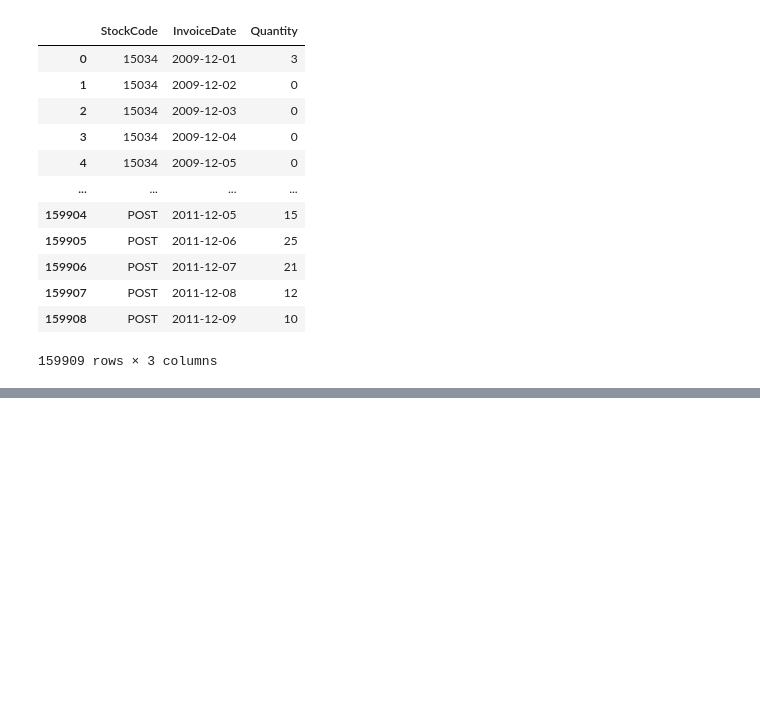
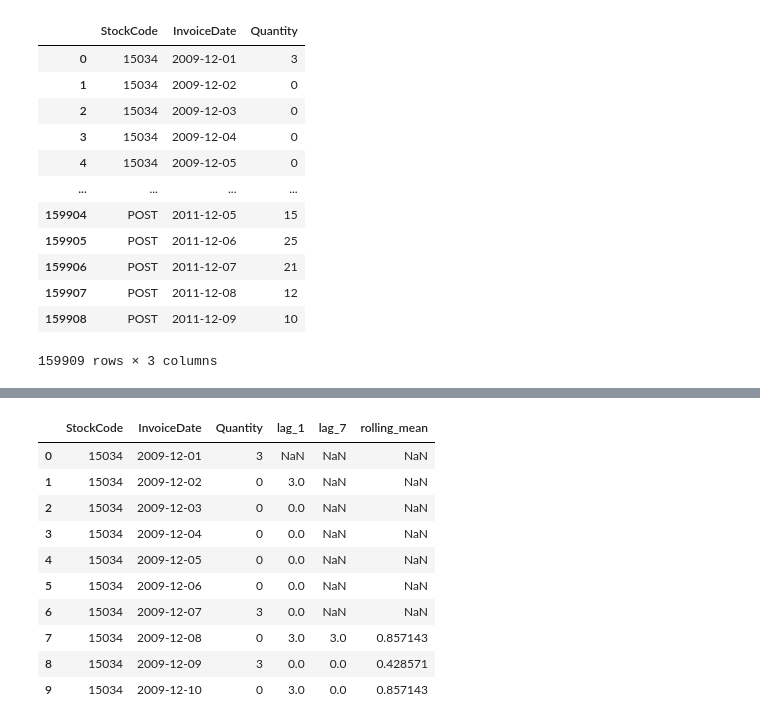
Before and after one commit to jayeshkoli-1402/RIDF, a Jupyter notebook: model.ipynb, the cells around one changed output, grey strips where cells are left out. Cells and saved outputs as stored; diff of their text form; code cells hidden in the pictures; blank space fills up the shorter version.

```diff
--- a/model.ipynb
+++ b/model.ipynb
@@ -207,0 +211,14 @@ full_data.head()
+# %%
+full_data.head(10)
+# %% [output]
+|  | StockCode | InvoiceDate | Quantity | lag_1 | lag_7 | rolling_mean |
+| 0 | 15034 | 2009-12-01 | 3 | NaN | NaN | NaN |
+| 1 | 15034 | 2009-12-02 | 0 | 3.0 | NaN | NaN |
+| 2 | 15034 | 2009-12-03 | 0 | 0.0 | NaN | NaN |
+| 3 | 15034 | 2009-12-04 | 0 | 0.0 | NaN | NaN |
+| 4 | 15034 | 2009-12-05 | 0 | 0.0 | NaN | NaN |
+| 5 | 15034 | 2009-12-06 | 0 | 0.0 | NaN | NaN |
+| 6 | 15034 | 2009-12-07 | 3 | 0.0 | NaN | NaN |
+| 7 | 15034 | 2009-12-08 | 0 | 3.0 | 3.0 | 0.857143 |
+| 8 | 15034 | 2009-12-09 | 3 | 0.0 | 0.0 | 0.428571 |
+| 9 | 15034 | 2009-12-10 | 0 | 3.0 | 0.0 | 0.857143 |
```
Also changed, not shown: parts of 18 cells of this notebook.
